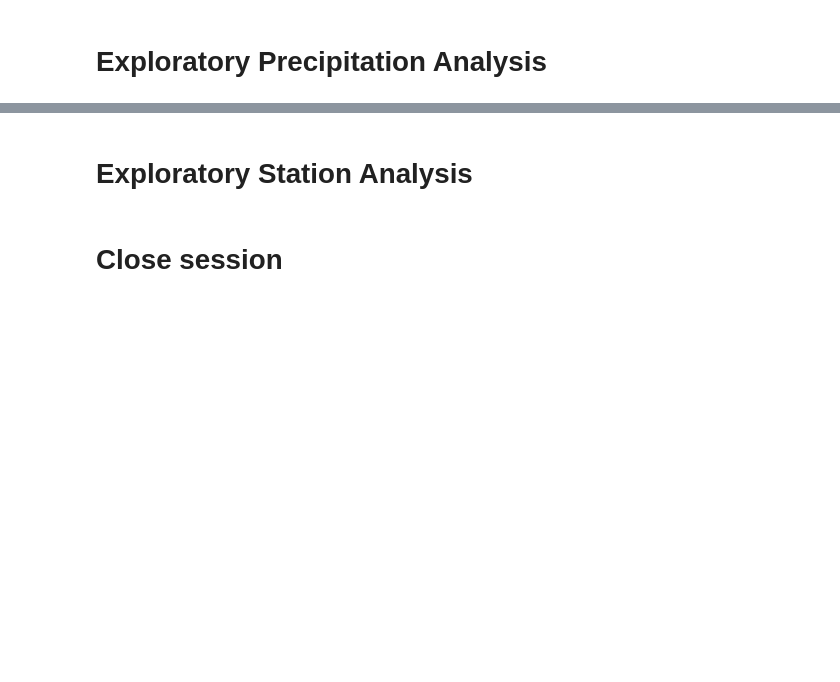
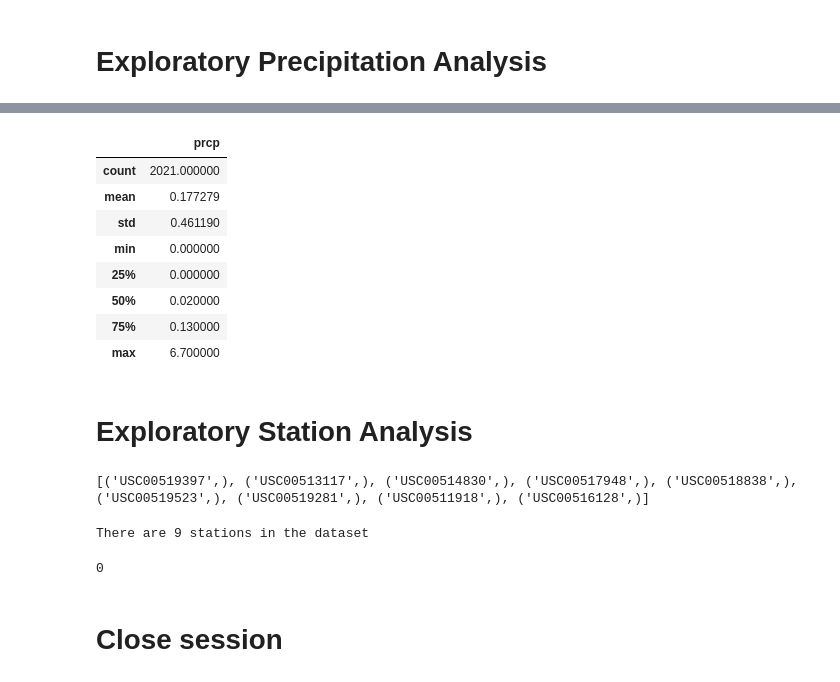
Before and after one commit to mpario/sqlalchemy-challenge, a Jupyter notebook: climate_starter.ipynb, the cells around one changed output, grey strips where cells are left out. Drawn from its saved outputs; the diff is of its cells as text; code cells hidden in the pictures; blank space fills up the shorter version.

```diff
--- a/climate_starter.ipynb
+++ b/climate_starter.ipynb
@@ -56,6 +107,27 @@ Base.classes.keys()
 # %%
 # Use Pandas to calcualte the summary statistics for the precipitation data
+year_precip_df.describe()
+# %% [output]
+|  | prcp |
+| count | 2021.000000 |
+| mean | 0.177279 |
+| std | 0.461190 |
+| min | 0.000000 |
+| 25% | 0.000000 |
+| 50% | 0.020000 |
+| 75% | 0.130000 |
+| max | 6.700000 |
 # %% [markdown]
 # Exploratory Station Analysis
+# %%
+station_names = session.query(Station.station).all()
+print(station_names)
+# %% [output]
+[('USC00519397',), ('USC00513117',), ('USC00514830',), ('USC00517948',), ('USC00518838',), ('USC00519523',), ('USC00519281',), ('USC00511918',), ('USC00516128',)]
 # %%
 # Design a query to calculate the total number stations in the dataset
+# station_analysis = session.query(Station.station).all()
+num_stations = session.query(Station.station).count()
+print(f"There are {num_stations} stations in the dataset")
+# %% [output]
+There are 9 stations in the dataset
@@ -62,6 +136,22 @@ Base.classes.keys()
 # %%
 # Design a query to find the most active stations (i.e. what stations have the most rows?)
 # List the stations and the counts in descending order.
+
+station_active = station_analysis.count(station_names)
+
+# station_active_df = pd.DataFrame(station_active)
+# station_active_df
+
+
+# for row in session.query(Station, Station.name).all():
+#     print(row)
+
+# active_stations_USC00519397 = session.query(Station).\
+#     filter(Station.station == 'USC00519397')
+
+# active_stations_USC00519397.count()
+# %% [output]
+0
 # %%
 # Using the most active station id from the previous query, calculate the lowest, highest, and average temperature.
 # %%
```
Also changed, not shown: parts of 13 cells of this notebook, 1 other file.
